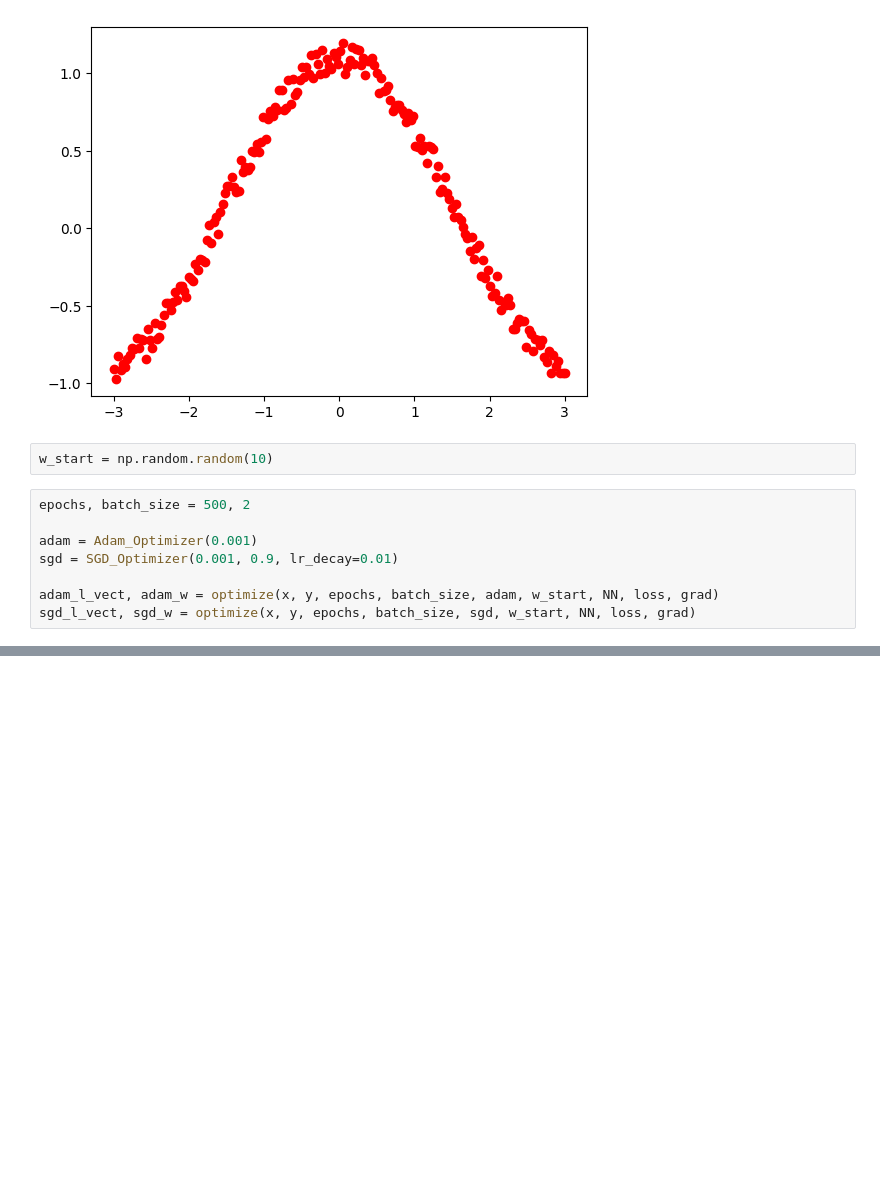
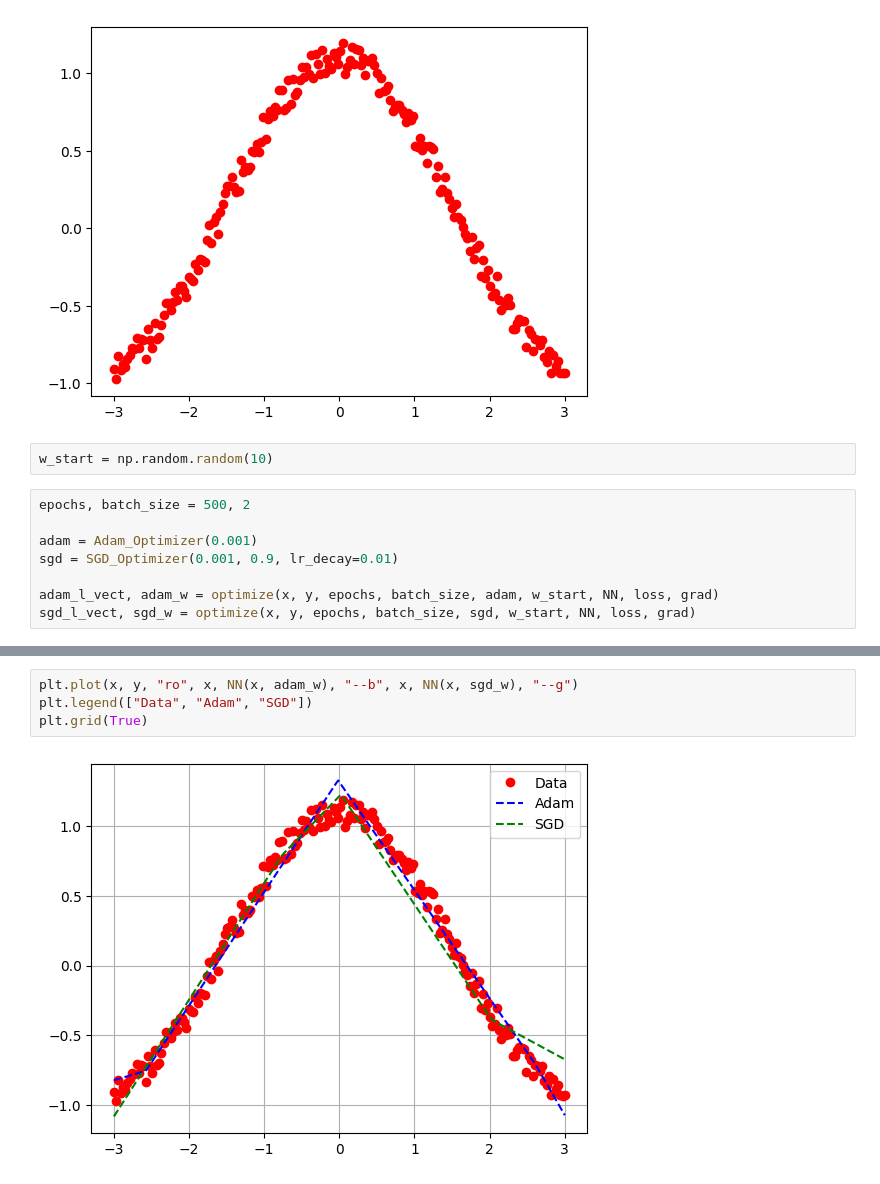
Before and after one commit to finsaccount/Numerical-Analysis-Gradient-Descent, a Jupyter notebook: GeneralizedSGD.ipynb, the cells around one changed output, grey strips where cells are left out. Drawn from its saved outputs; the diff is of its cells as text; blank space fills up the shorter version.

```diff
--- a/GeneralizedSGD.ipynb
+++ b/GeneralizedSGD.ipynb
@@ -186,0 +220,6 @@ plt.legend(["Data", "Adam", "SGD"])
+# %%
+plt.plot(x, y, "ro", x, NN(x, adam_w), "--b", x, NN(x, sgd_w), "--g")
+plt.legend(["Data", "Adam", "SGD"])
+plt.grid(True)
+# %% [output]
+[figure, added]
```
Also changed, not shown: parts of 8 cells of this notebook.
